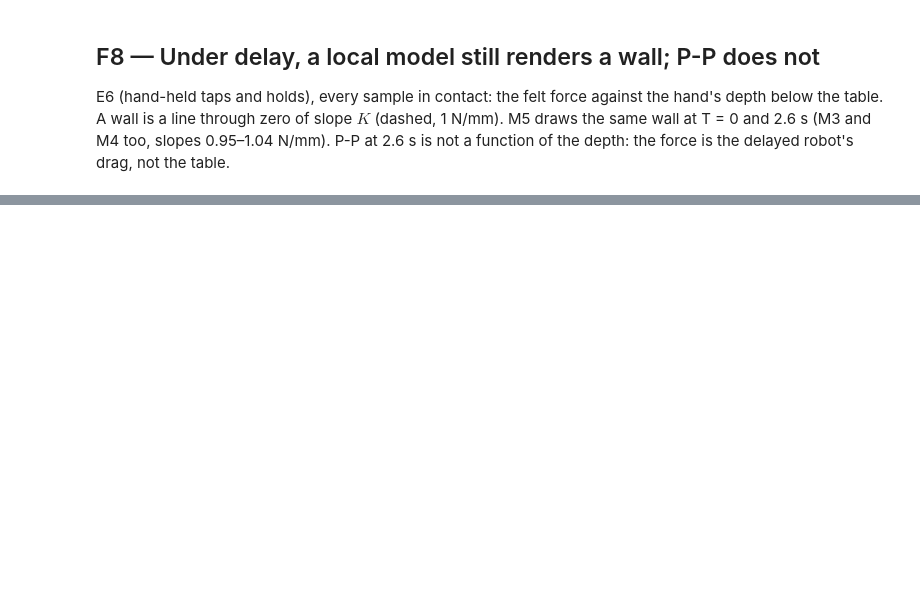
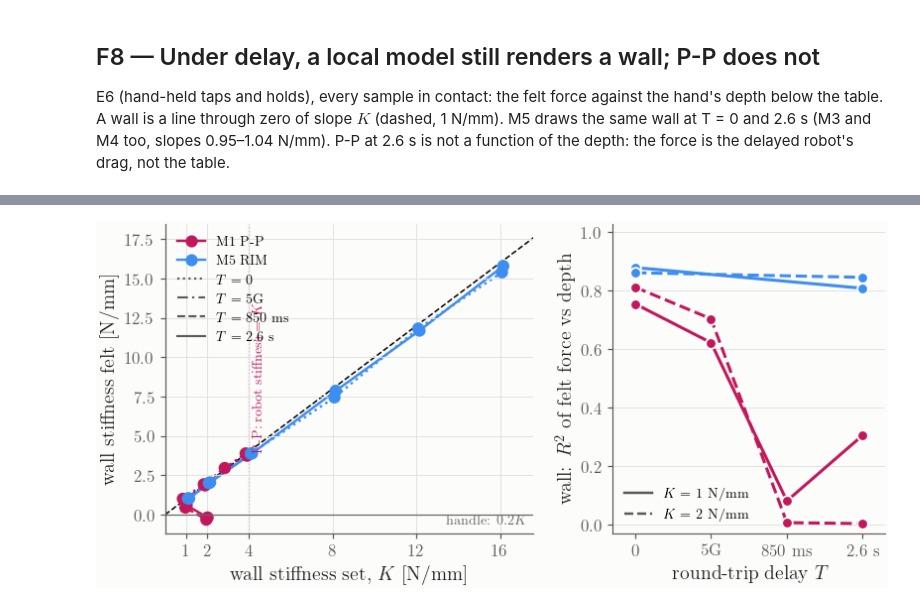
Before and after one commit to McGill-Applied-Dynamics-Lab/adl-ros2, a Jupyter notebook: experiments/rim-delays/analysis/talk_figures.ipynb, the cells around one changed output, grey strips where cells are left out. Saved outputs shown, nothing was run; the diff lists cells and outputs as text; code cells hidden in the pictures; blank space fills up the shorter version.

Commit message:
figures update

```diff
--- a/experiments/rim-delays/analysis/talk_figures.ipynb
+++ b/experiments/rim-delays/analysis/talk_figures.ipynb
@@ -695,38 +735,83 @@ def ladder_table(csv_path=KMAX_CSV) -> pd.DataFrame:
     return steps.assign(T=steps.rtt.map(delay_key), **pd.DataFrame(walls, index=steps.index))
 
 
+WALL_R2_MIN = 0.5  # below this R² of felt force vs depth, the contact is not a wall: no slope to read
+LADDER_LS = {"0": ":", "5g": (0, (5, 2, 1, 2)), "850": "--", "2600": "-"}  # one line style per delay
+
+
 def plot_ladder(steps: pd.DataFrame):
-    fig, ax = plt.subplots(figsize=(HALF_W + 0.8, 3.8))
+    """Left: the stiffness felt against the stiffness set, every ladder. Right: how much of a wall it was
+    (R² of the felt force against the depth) against the delay, at the stiffnesses P-P reaches."""
+    fig, (ax, axr) = plt.subplots(1, 2, figsize=(FULL_W + 0.6, 3.7), gridspec_kw={"width_ratios": [1.35, 1]})
     top = 1.1 * steps.K.max() / 1e3
     ax.plot([0, top], [0, top], color=REF, lw=1, ls="--", zorder=0, label="felt = set")
-    series = list(steps.groupby(["method", "T"]))
+    series = list(steps.groupby(["method", "T"], sort=False))
+    series.sort(key=lambda s: (METHODS.index(s[0][0]), DELAYS.index(s[0][1])))
     for i, ((m, T), g) in enumerate(series):
         g = g.sort_values("K")
         x = g.K / 1e3 + 0.06 * (i - (len(series) - 1) / 2)  # side by side where the ladders coincide
-        ls = "-" if T != "0" else ":"
-        ax.plot(x, g.wall_slope_N_per_mm, ls, color=COLORS[m], lw=1.6, zorder=1)
-        ax.scatter(
-            x,
-            g.wall_slope_N_per_mm,
-            s=60,
-            zorder=2,
-            linewidths=1.6,
-            edgecolors=COLORS[m],
-            facecolors=[COLORS[m] if st else "white" for st in g.stable],
+        wall_ok = (g.wall_r2 >= WALL_R2_MIN).to_numpy()
+        y = g.wall_slope_N_per_mm.where(wall_ok)  # a gap where there is no wall: no slope to connect
+        ax.plot(x, y, linestyle=LADDER_LS.get(T, "-"), color=COLORS[m], lw=1.6, zorder=1)
+        ax.scatter(x[wall_ok], g.wall_slope_N_per_mm[wall_ok], s=45, zorder=2, linewidths=1.4, edgecolors=COLORS[m],
+                   facecolors=[COLORS[m] if st else "white" for st in g.stable[wall_ok]])
+        ax.scatter(x[~wall_ok], g.wall_slope_N_per_mm[~wall_ok], s=55, zorder=2, marker="x", linewidths=2, color=COLORS[m])
+    if (steps.method == "zoh").any():
+        kmax_pp = steps[(steps.method == "zoh") & steps.stable].K.max() / 1e3
+        ax.axvline(kmax_pp, color=COLORS["zoh"], lw=0.8, ls=(0, (1, 2)), zorder=0)
+        ax.text(
+            kmax_pp + 0.3,
+            0.02 * top,
+            "P-P limit: its robot\nstiffness is $K$ (OSC)",
+            fontsize=9,
+            color=COLORS["zoh"],
+            va="bottom",
+            ha="left",
         )
-        ax.plot(
-            [],
-            [],
-            ls,
-            marker="o",
-            color=COLORS[m],
-            label=f"{LABELS[m]}, " + (r"$T$ = 0" if T == "0" else rf"$T$ = {DELAY_TICKS[T]}"),
-        )
-    ax.plot([], [], "o", color="0.4", mfc="white", mew=1.6, ls="none", label="unstable step")
     ax.axhline(0, color="0.4", lw=0.8)
     ax.set(xlabel=r"wall stiffness set, $K$ [N/mm]", ylabel="wall stiffness felt [N/mm]", xlim=(0, top))
-    ax.set_xticks(sorted(steps.K.unique() / 1e3))
-    ax.legend(loc="upper left", fontsize=9)
+    ax.set_xticks(sorted(set(steps.K / 1e3) & {1, 2, 4, 8, 12, 16}))
+    h = [
+        Line2D([], [], color=COLORS[m], marker="o", lw=1.6, label=LABELS[m]) for m in METHODS if m in set(steps.method)
+    ]
+    h += [
+        Line2D([], [], color="0.35", lw=1.4, linestyle=LADDER_LS[T], label=r"$T$ = " + DELAY_TICKS[T])
+        for T in DELAYS
+        if T in set(steps["T"])
+    ]
+    if not steps.stable.all():
+        h.append(Line2D([], [], color="0.35", marker="o", mfc="white", ls="none", label="unstable step"))
+    if (steps.wall_r2 < WALL_R2_MIN).any():
+        h.append(Line2D([], [], color="0.35", marker="x", mew=2, ls="none", label=rf"no wall ($R^2 < {WALL_R2_MIN:g}$)"))
+    ax.legend(handles=h, loc="upper left", fontsize=9)
+    ax.text(0.98, 0.03, r"handle: $0.2K$", transform=ax.transAxes, ha="right", fontsize=9, color="0.4")
+    # right: the wall's quality against the delay
+    xs = delay_axis(axr, steps["T"])
+    for m in METHODS:
+        for k, ls in ((1000, "-"), (2000, "--"), (4000, ":")):
+            g = steps[(steps.method == m) & (steps.K == k)].set_index("T").reindex(list(xs)).dropna(subset=["wall_r2"])
+            if g.empty:
+                continue
+            axr.plot(
+                [xs[t] for t in g.index],
+                g.wall_r2,
+                linestyle=ls,
+                marker="o",
+                color=COLORS[m],
+                ms=7,
+                mec="white",
+                mew=1.2,
+            )
+    axr.set_ylabel(r"wall: $R^2$ of felt force vs depth")
+    axr.set_ylim(-0.03, 1.03)
+    axr.legend(
+        handles=[
+            Line2D([], [], color="0.35", lw=1.6, label=r"$K$ = 1 N/mm"),
+            Line2D([], [], color="0.35", lw=1.6, ls="--", label=r"$K$ = 2 N/mm"), Line2D([], [], color="0.35", lw=1.6, ls=":", label=r"$K$ = 4 N/mm"),
+        ],
+        loc="lower left",
+        fontsize=9,
+    )
     fig.tight_layout()
     return fig
 
@@ -739,3 +824,4 @@ else:
         ladder[["method", "T", "K", "stable", "wall_slope_N_per_mm", "wall_offset_N", "wall_r2"]].to_string(index=False)
     )
     save(plot_ladder(ladder), "F9_stiffness_ladder")
+# %% [output]
@@ -741,0 +845 @@ else:
+[figure, added]
```
Also changed, not shown: parts of 14 cells of this notebook, 17 other files.
